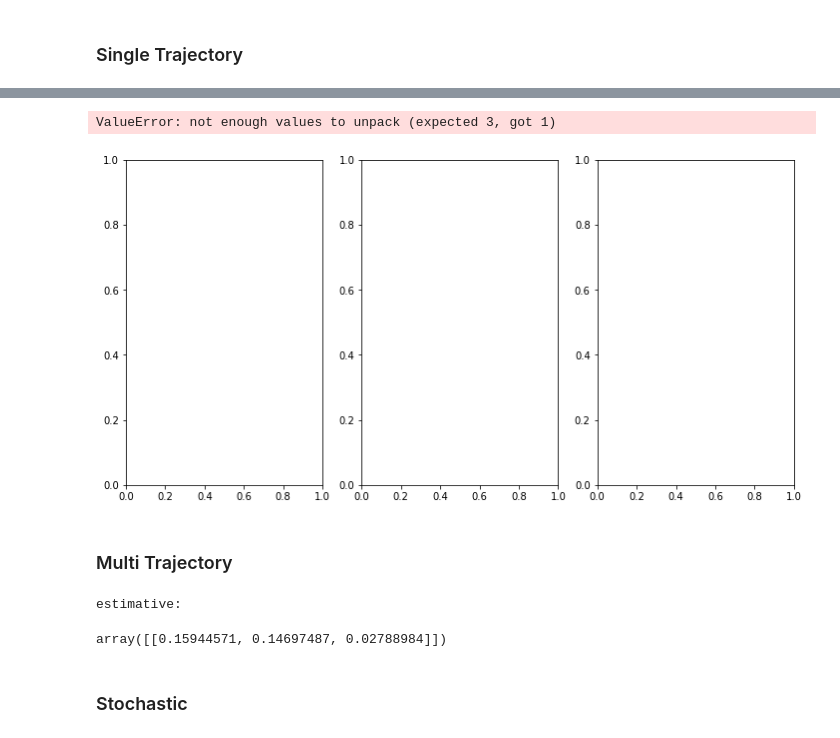
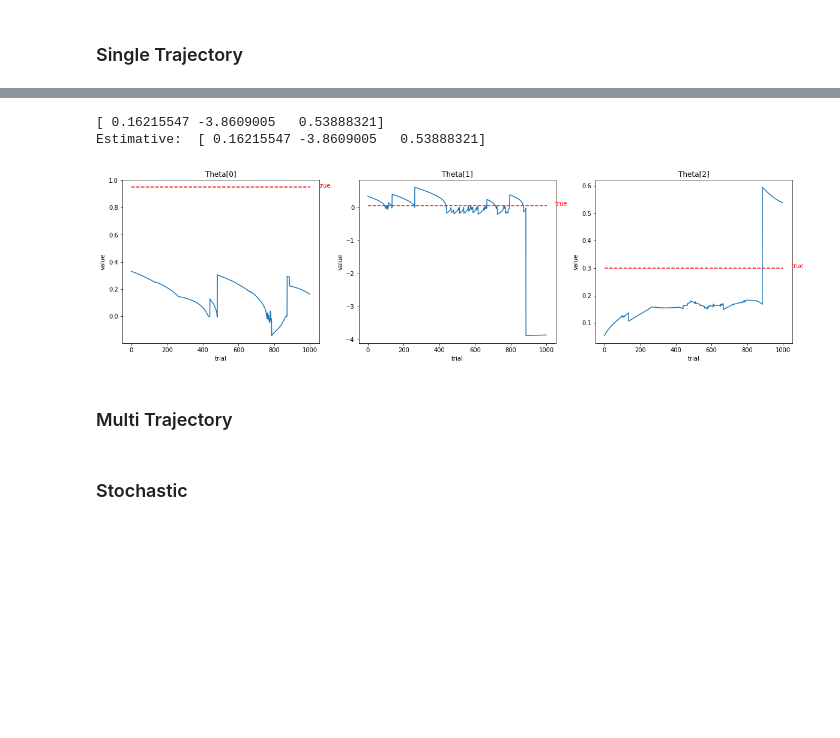
Before and after one commit to guialba/RL, a Jupyter notebook: Gridworld/experiment_complete.ipynb, the cells around one changed output, grey strips where cells are left out. Drawn from its saved outputs; the diff is of its cells as text; code cells hidden in the pictures; blank space fills up the shorter version.

```diff
--- a/Gridworld/experiment_complete.ipynb
+++ b/Gridworld/experiment_complete.ipynb
@@ -205,56 +191,17 @@ plotActionStateValue(g.Q, g, ax=ax)
-# %%
-import matplotlib.pyplot as plt
-
-def GradientDescent(E, S, param=None, learning_rate=.0001, max_trials=1000):
-    if param is None:
-        param = np.random.rand(1,3)
-    for _ in range(max_trials):
-        # print(f'param: {param}')
-        param = param + learning_rate * get_eg_from_theta(E, [[param for _ in S]]*2)
-        yield param
-
-theta = .3
-E = generateTrajetory(*generateTheta(g.S, psis=[[theta for _ in g.S]]*2), g, 20)
-
-fig, axs = plt.subplots(1,3, figsize=(12,6))
-
-y = [(x,y,z) for (x,y,z) in GradientDescent(E, g.S)]
-x = range(len(y))
-m = len(y)
-
-print("Estimative: ", y[-1])
-axs[0].plot(x, y[0])
-axs[1].plot(x, y[1])
-axs[2].plot(x, y[2])
-axs[0].plot(range(m+5), [theta for _ in range(m+5)], color='red', linestyle='dashed')
-axs[0].text(-50, theta-.006, 'theta', color='red')
-axs[0].set_title(f'Distribuição')
-axs[0].set_ylabel('theta')
-axs[0].set_xlabel('trial')
-# %% [output]
-ValueError: not enough values to unpack (expected 3, got 1)
-[figure, removed]
+# %%
+params = [.95, .05, .3]
+H, eta = generateTheta(*params)
+E = generateTrajetory(H, eta, g, 15)
+
+opt = [i for i in  GradientDescent([E], learning_rate=1e-4, max_trials=1000)]
+
+print(opt[-1])
+plot_gradient_descent(opt, params)
+# %% [output]
+[ 0.16215547 -3.8609005   0.53888321]
+Estimative:  [ 0.16215547 -3.8609005   0.53888321]
+[figure, added]
 # %% [markdown]
 ### Multi Trajectory
-# %%
-import random
-
-def GradientDescent(Es, S, param=None, learning_rate=1e-6, max_trials=50):
-    if param is None:
-        param = np.random.rand(1,3)
-    for _ in range(max_trials):
-        # print(f'param: {param}')
-        param = param + learning_rate * sum(get_eg_from_theta(E, [[param for _ in S]]*2) for E in Es)
-    return  param
-
-
-n = 100
-size_range = (10, 30)
-Es = [generateTrajetory(*generateTheta(g.S, psis=[[.3 for _ in g.S]]*2), g, random.randrange(*size_range)) for _ in range(n)]
-print('estimative: ')
-GradientDescent(Es, g.S)
-# %% [output]
-estimative:
-array([[0.15944571, 0.14697487, 0.02788984]])
 # %% [markdown]
 ### Stochastic
```
Also changed, not shown: parts of 19 cells of this notebook, 1 other file.
